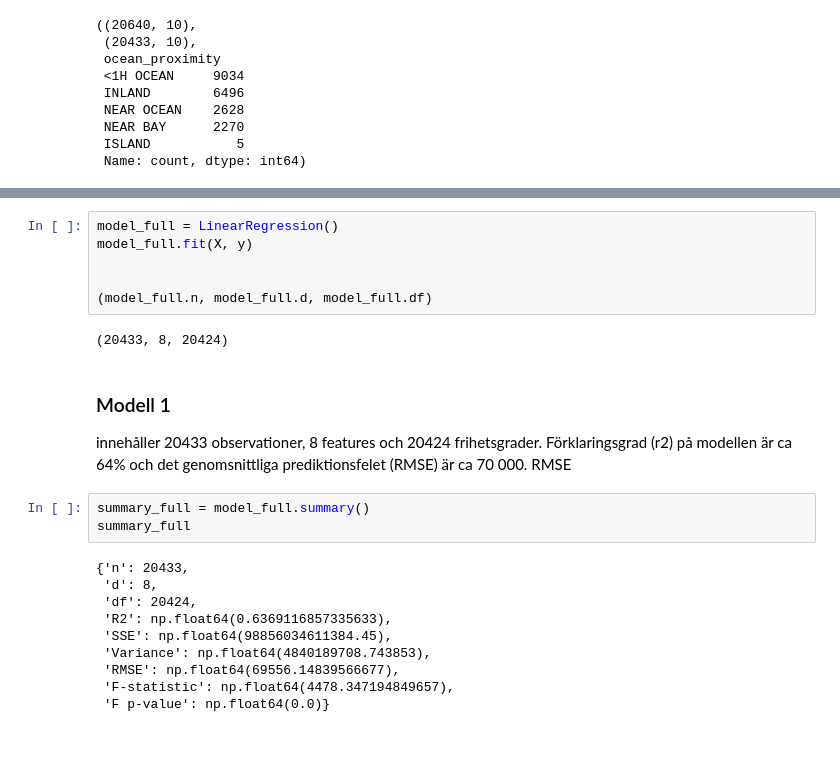
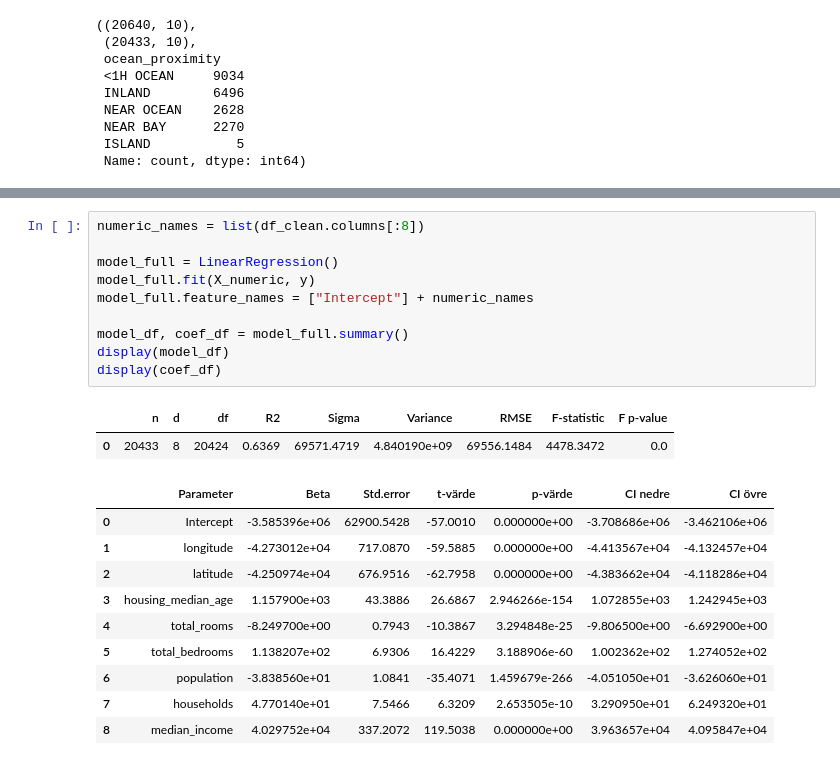
Before and after one commit to Adamhedlund/Statistiska-metoder-Adam-Hedlund, a Jupyter notebook: Labb/Labb_notebook.ipynb, the cells around one changed output, grey strips where cells are left out. Saved outputs shown, nothing was run; the diff lists cells and outputs as text.

```diff
--- a/Labb/Labb_notebook.ipynb
+++ b/Labb/Labb_notebook.ipynb
@@ -112,25 +107,23 @@ Vi kan även se att "longitude" och "latitude" har en stark negativ korrelation
 # %%
+numeric_names = list(df_clean.columns[:8])
+
 model_full = LinearRegression()
-model_full.fit(X, y)
+model_full.fit(X_numeric, y)
+model_full.feature_names = ["Intercept"] + numeric_names
 
-
-(model_full.n, model_full.d, model_full.df)
+model_df, coef_df = model_full.summary()
+display(model_df)
+display(coef_df)
 # %% [output]
-(20433, 8, 20424)
+|  | n | d | df | R2 | Sigma | Variance | RMSE | F-statistic | F p-value |
+| 0 | 20433 | 8 | 20424 | 0.6369 | 69571.4719 | 4.840190e+09 | 69556.1484 | 4478.3472 | 0.0 |
+|  | Parameter | Beta | Std.error | t-värde | p-värde | CI nedre | CI övre |
+| 0 | Intercept | -3.585396e+06 | 62900.5428 | -57.0010 | 0.000000e+00 | -3.708686e+06 | -3.462106e+06 |
+| 1 | longitude | -4.273012e+04 | 717.0870 | -59.5885 | 0.000000e+00 | -4.413567e+04 | -4.132457e+04 |
+| 2 | latitude | -4.250974e+04 | 676.9516 | -62.7958 | 0.000000e+00 | -4.383662e+04 | -4.118286e+04 |
+| 3 | housing_median_age | 1.157900e+03 | 43.3886 | 26.6867 | 2.946266e-154 | 1.072855e+03 | 1.242945e+03 |
+| 4 | total_rooms | -8.249700e+00 | 0.7943 | -10.3867 | 3.294848e-25 | -9.806500e+00 | -6.692900e+00 |
+| 5 | total_bedrooms | 1.138207e+02 | 6.9306 | 16.4229 | 3.188906e-60 | 1.002362e+02 | 1.274052e+02 |
+| 6 | population | -3.838560e+01 | 1.0841 | -35.4071 | 1.459679e-266 | -4.051050e+01 | -3.626060e+01 |
+| 7 | households | 4.770140e+01 | 7.5466 | 6.3209 | 2.653505e-10 | 3.290950e+01 | 6.249320e+01 |
+| 8 | median_income | 4.029752e+04 | 337.2072 | 119.5038 | 0.000000e+00 | 3.963657e+04 | 4.095847e+04 |
-# %% [markdown]
-### Modell 1
-innehåller 20433 observationer, 8 features och 20424 frihetsgrader. Förklaringsgrad (r2) på modellen är ca 64% och det genomsnittliga prediktionsfelet (RMSE) är ca 70 000.
-RMSE
-# %%
-summary_full = model_full.summary()
-summary_full
-# %% [output]
-{'n': 20433,
- 'd': 8,
- 'df': 20424,
- 'R2': np.float64(0.6369116857335633),
- 'SSE': np.float64(98856034611384.45),
- 'Variance': np.float64(4840189708.743853),
- 'RMSE': np.float64(69556.14839566677),
- 'F-statistic': np.float64(4478.347194849657),
- 'F p-value': np.float64(0.0)}
```
Also changed, not shown: parts of 18 cells of this notebook, 2 other files.
